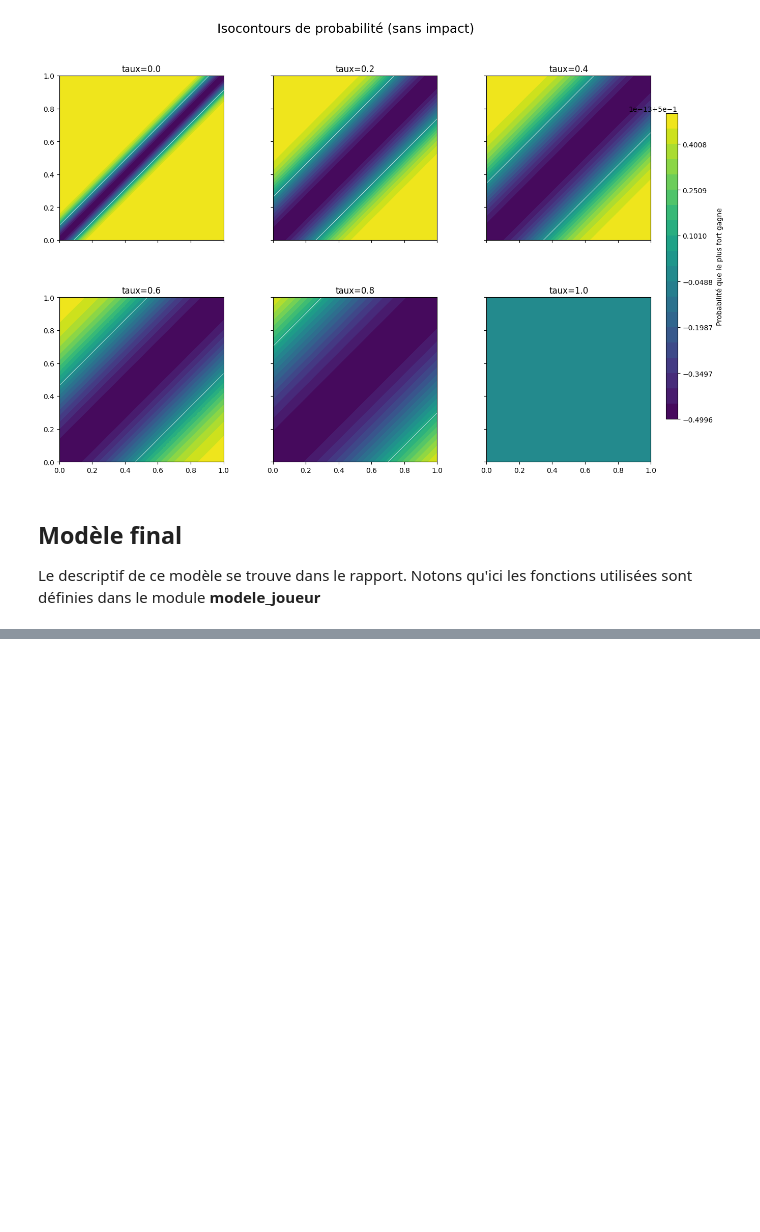
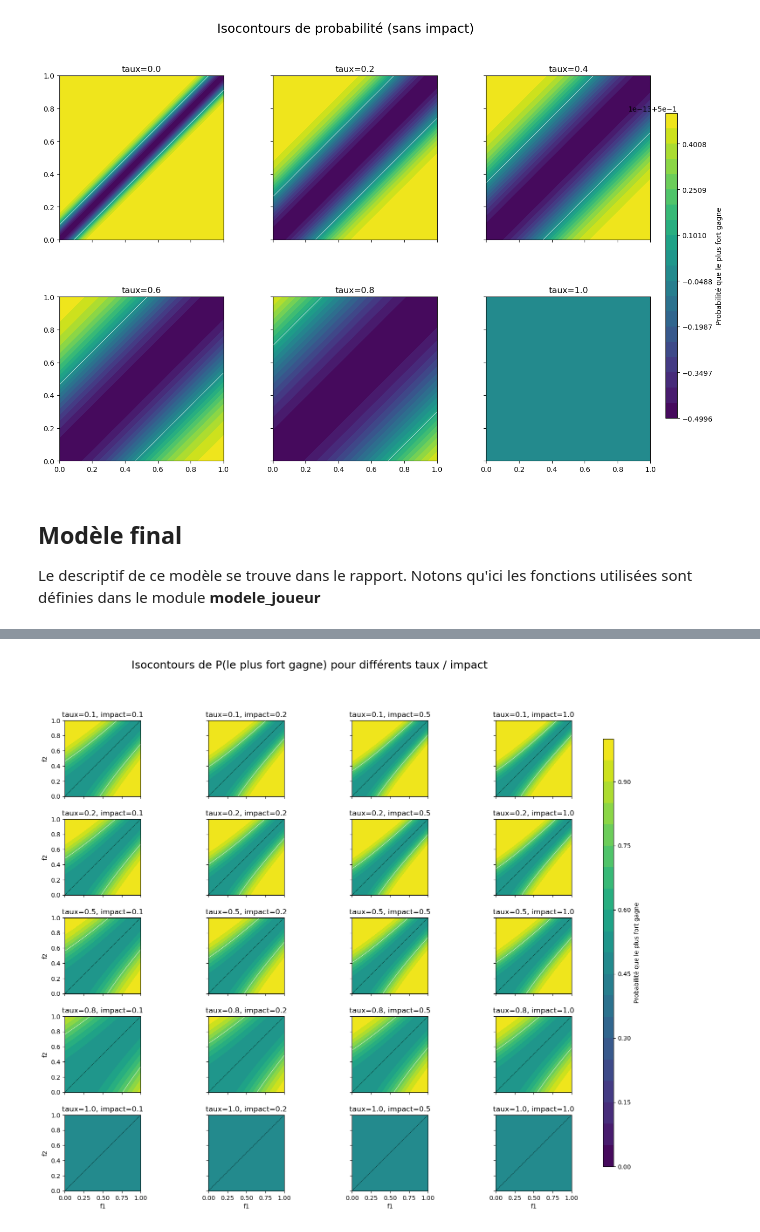
Before and after one commit to gabrielbSU/projet-elo, a Jupyter notebook: Untitled.ipynb, the cells around one changed output, grey strips where cells are left out. Saved outputs shown, nothing was run; the diff lists cells and outputs as text; code cells hidden in the pictures; blank space fills up the shorter version.

```diff
--- a/Untitled.ipynb
+++ b/Untitled.ipynb
@@ -145,0 +215,39 @@ plt.show()
+# %%
+# Grille f1/f2
+f1_vals = np.linspace(0, 1, 200)
+f2_vals = np.linspace(0, 1, 200)
+F1, F2 = np.meshgrid(f1_vals, f2_vals)
+
+# Paramètres à tester
+taux_values = [0.1, 0.2, 0.5, 0.8, 1.0]
+impact_values = [0.1, 0.2, 0.5, 1.0]
+
+# Création de la figure
+fig, axes = plt.subplots(len(taux_values), len(impact_values), figsize=(16, 14), sharex=True, sharey=True)
+fig.suptitle("Isocontours de P(le plus fort gagne) pour différents taux / impact", fontsize=18)
+
+for i, taux in enumerate(taux_values):
+    for j, impact in enumerate(impact_values):
+        ax = axes[i, j]
+        P = get_proba_simu(F1, F2, taux, impact)
+
+        levels = np.linspace(0, 1, 21)
+        contour = ax.contourf(F1, F2, P, levels=levels, cmap='viridis', vmin=0, vmax=1)
+        ax.contour(F1, F2, P, levels=[0.25, 0.5, 0.75], colors='white', linewidths=0.5)
+        ax.plot([0, 1], [0, 1], 'k--', linewidth=0.5)  # diagonale f1 = f2
+
+        if i == len(taux_values) - 1:
+            ax.set_xlabel("f1")
+        if j == 0:
+            ax.set_ylabel("f2")
+        ax.set_title(f"taux={taux}, impact={impact}")
+        ax.set_aspect('equal')
+
+# Colorbar
+cbar_ax = fig.add_axes([0.92, 0.15, 0.015, 0.7])
+fig.colorbar(contour, cax=cbar_ax, label='Probabilité que le plus fort gagne')
+
+plt.subplots_adjust(hspace=0.3, wspace=0.3, right=0.9)
+plt.show()
+# %% [output]
+[figure, added]
```
Also changed, not shown: parts of 3 cells of this notebook, 6 other files.
